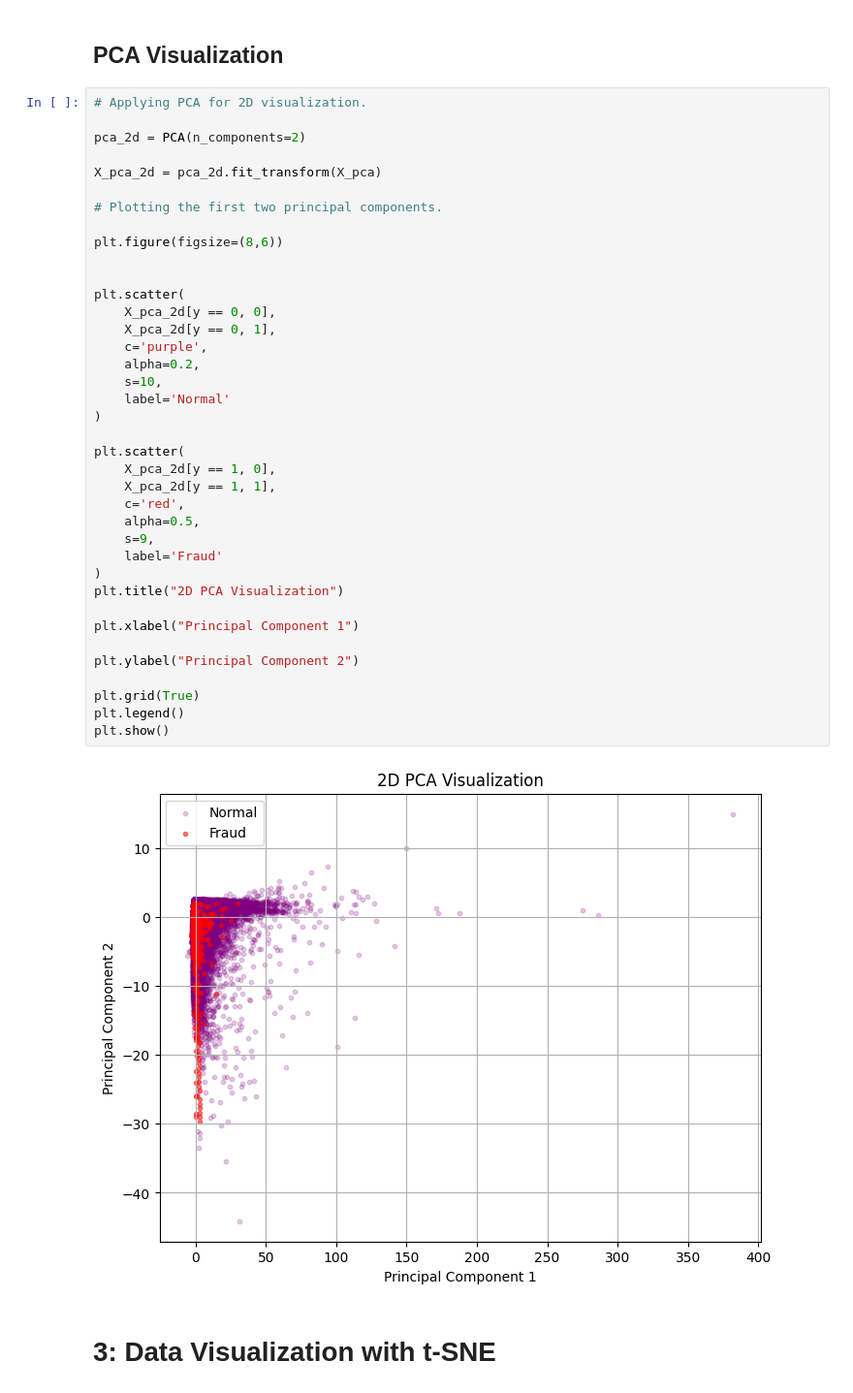
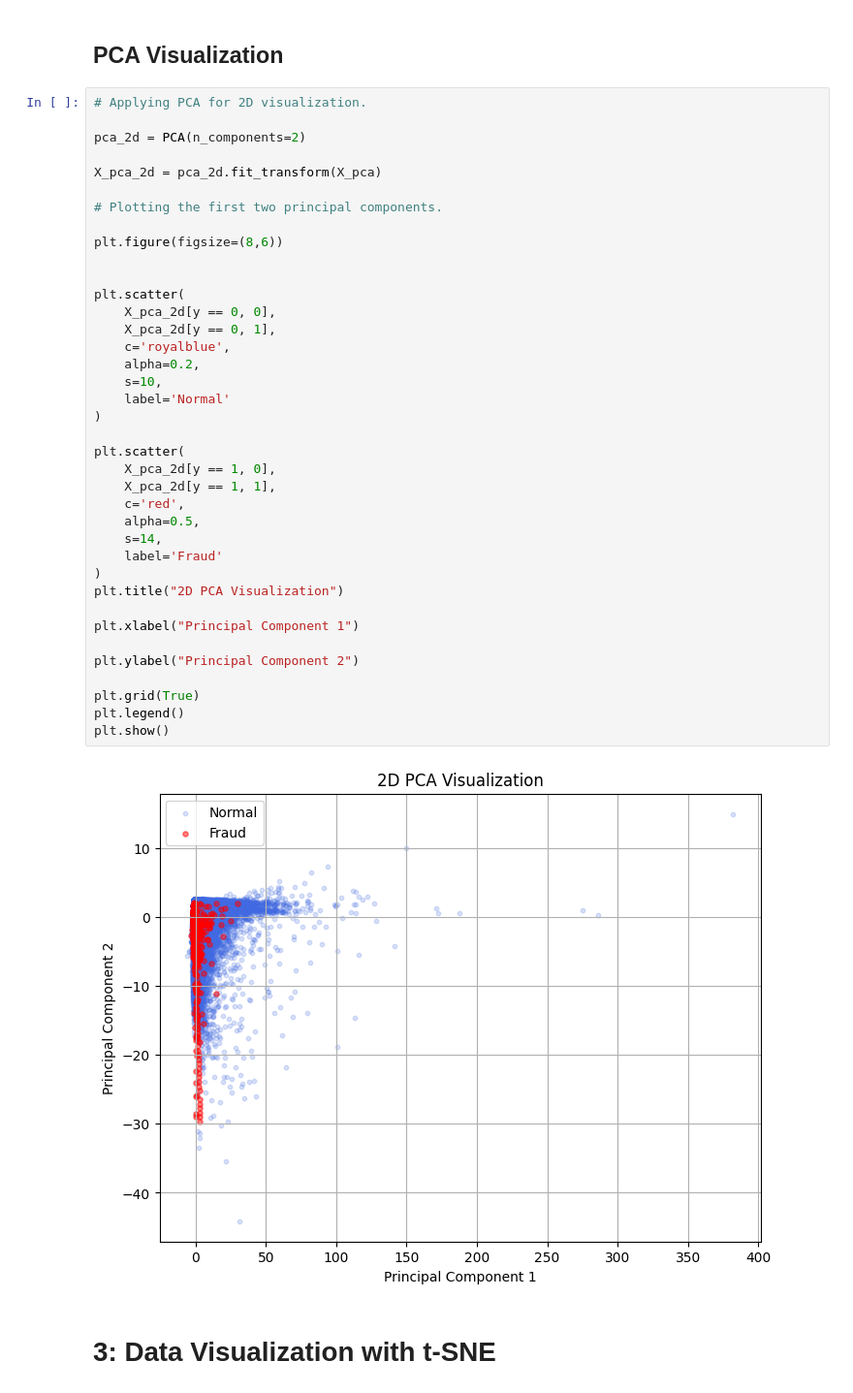
Before and after one commit to DOHA-BASEM3/FINAL-PROJECT, a Jupyter notebook: Ghena_Preprocessing_PCA_tSNE.ipynb, the cells around one changed output. Shown at 97% size. Drawn from its saved outputs; the diff is of its cells as text.

```diff
--- a/Ghena_Preprocessing_PCA_tSNE.ipynb
+++ b/Ghena_Preprocessing_PCA_tSNE.ipynb
@@ -176,36 +176,36 @@ X_pca_2d = pca_2d.fit_transform(X_pca)
 # Plotting the first two principal components.
 
 plt.figure(figsize=(8,6))
 
 
 plt.scatter(
     X_pca_2d[y == 0, 0],
     X_pca_2d[y == 0, 1],
-    c='purple',
+    c='royalblue',
     alpha=0.2,
     s=10,
     label='Normal'
 )
 
 plt.scatter(
     X_pca_2d[y == 1, 0],
     X_pca_2d[y == 1, 1],
     c='red',
     alpha=0.5,
-    s=9,
+    s=14,
     label='Fraud'
 )
 plt.title("2D PCA Visualization")
 
 plt.xlabel("Principal Component 1")
 
 plt.ylabel("Principal Component 2")
 
 plt.grid(True)
 plt.legend()
 plt.show()
 # %% [output]
-[figure, old version]
+[figure, new version]
 # %% [markdown]
 # **3: Data Visualization with t-SNE**
 # %% [markdown]
```
Also changed, not shown: parts of 1 cell of this notebook.
